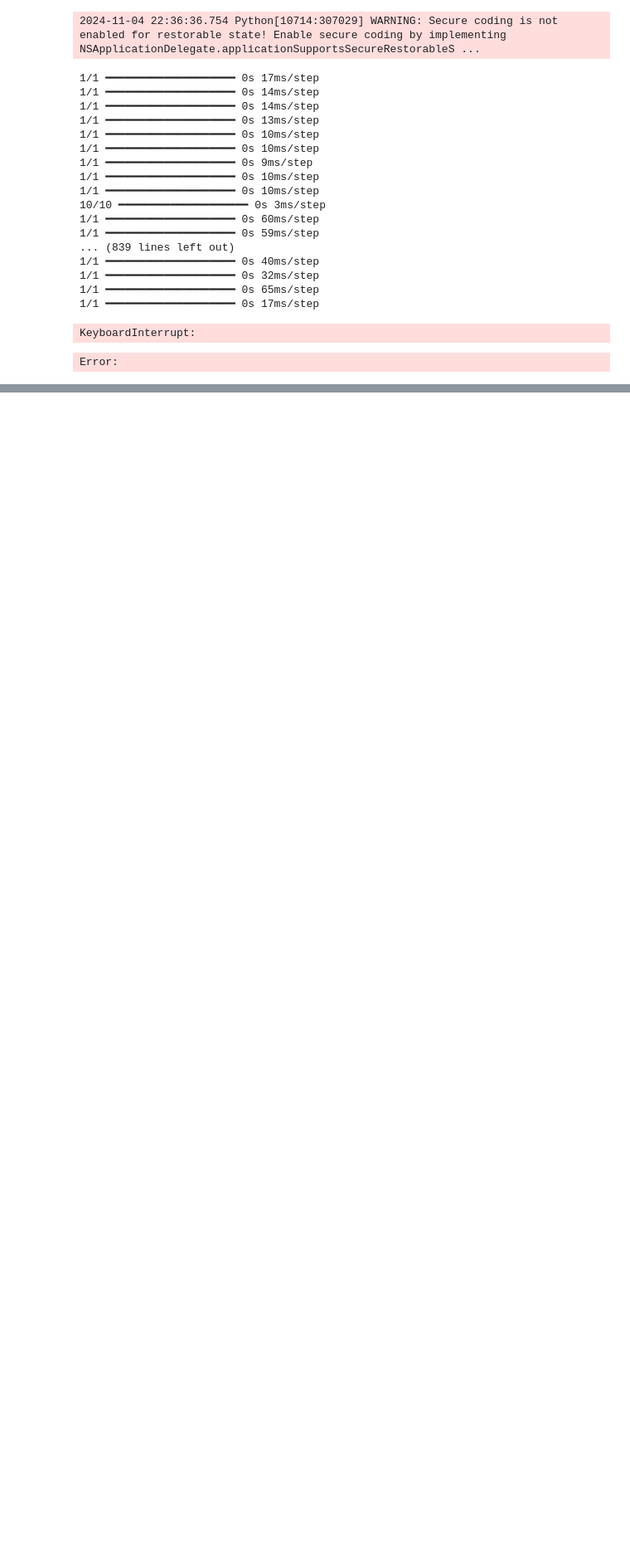
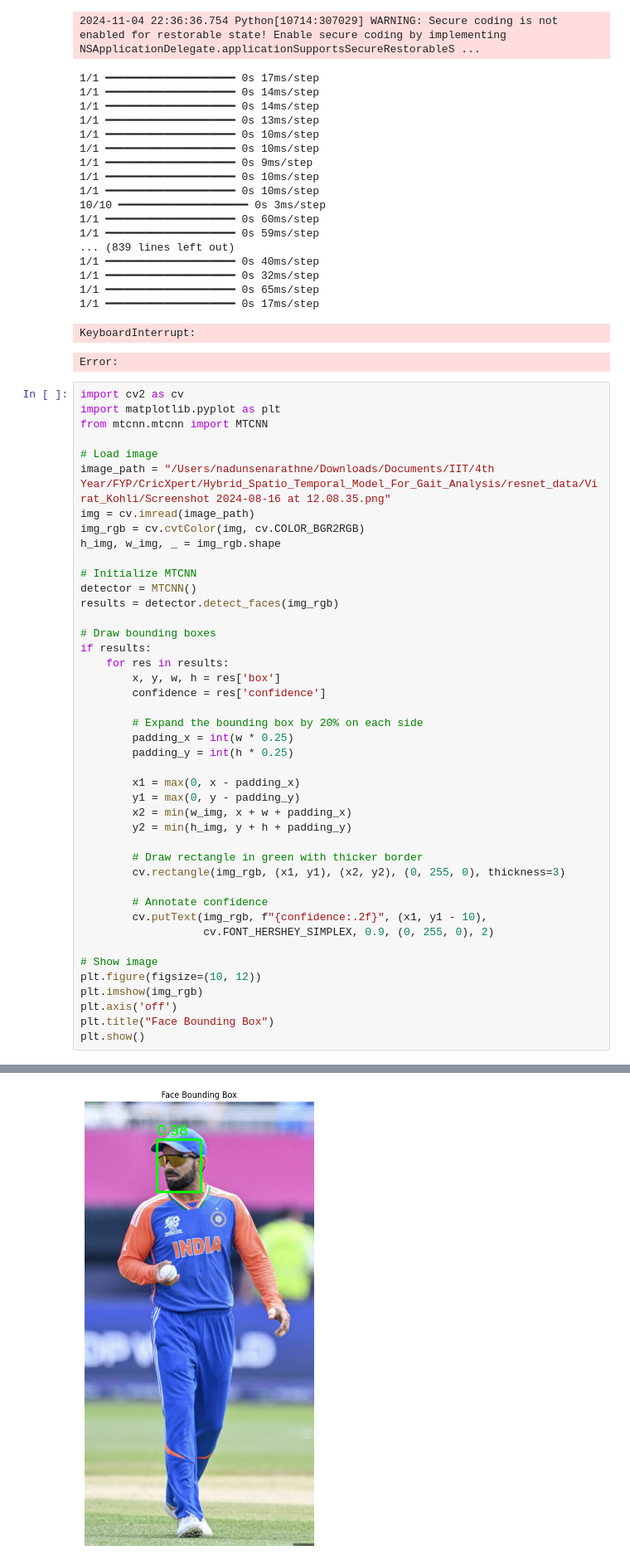
Before and after one commit to Nadun999/FYP, a Jupyter notebook: CricXpert/Face_Recognition_Model/face_rec_model_mtcnn_facenet.ipynb, the cells around one changed output, grey strips where cells are left out. Shown at 83% size. Drawn from its saved outputs; the diff is of its cells as text; blank space fills up the shorter version.

```diff
--- a/CricXpert/Face_Recognition_Model/face_rec_model_mtcnn_facenet.ipynb
+++ b/CricXpert/Face_Recognition_Model/face_rec_model_mtcnn_facenet.ipynb
@@ -569,3 +569,47 @@ WARNING:tensorflow:5 out of the last 14 calls to <function TensorFlowTrainer.mak
 1/1 ━━━━━━━━━━━━━━━━━━━━ 0s 17ms/step
 KeyboardInterrupt:
 Error:
+# %%
+import cv2 as cv
+import matplotlib.pyplot as plt
+from mtcnn.mtcnn import MTCNN
+
+# Load image
+image_path = "/Users/nadunsenarathne/Downloads/Documents/IIT/4th Year/FYP/CricXpert/Hybrid_Spatio_Temporal_Model_For_Gait_Analysis/resnet_data/Virat_Kohli/Screenshot 2024-08-16 at 12.08.35.png"
+img = cv.imread(image_path)
+img_rgb = cv.cvtColor(img, cv.COLOR_BGR2RGB)
+h_img, w_img, _ = img_rgb.shape
+
+# Initialize MTCNN
+detector = MTCNN()
+results = detector.detect_faces(img_rgb)
+
+# Draw bounding boxes
+if results:
+    for res in results:
+        x, y, w, h = res['box']
+        confidence = res['confidence']
+
+        # Expand the bounding box by 20% on each side
+        padding_x = int(w * 0.25)
+        padding_y = int(h * 0.25)
+
+        x1 = max(0, x - padding_x)
+        y1 = max(0, y - padding_y)
+        x2 = min(w_img, x + w + padding_x)
+        y2 = min(h_img, y + h + padding_y)
+
+        # Draw rectangle in green with thicker border
+        cv.rectangle(img_rgb, (x1, y1), (x2, y2), (0, 255, 0), thickness=3)
+
+        # Annotate confidence
+        cv.putText(img_rgb, f"{confidence:.2f}", (x1, y1 - 10),
+                   cv.FONT_HERSHEY_SIMPLEX, 0.9, (0, 255, 0), 2)
+
+# Show image
+plt.figure(figsize=(10, 12))
+plt.imshow(img_rgb)
+plt.axis('off')
+plt.title("Face Bounding Box")
+plt.show()
+# %% [output]
@@ -571,0 +628 @@ Error:
+[figure, added]
```
Also changed, not shown: parts of 2 cells of this notebook, 15 other files.
